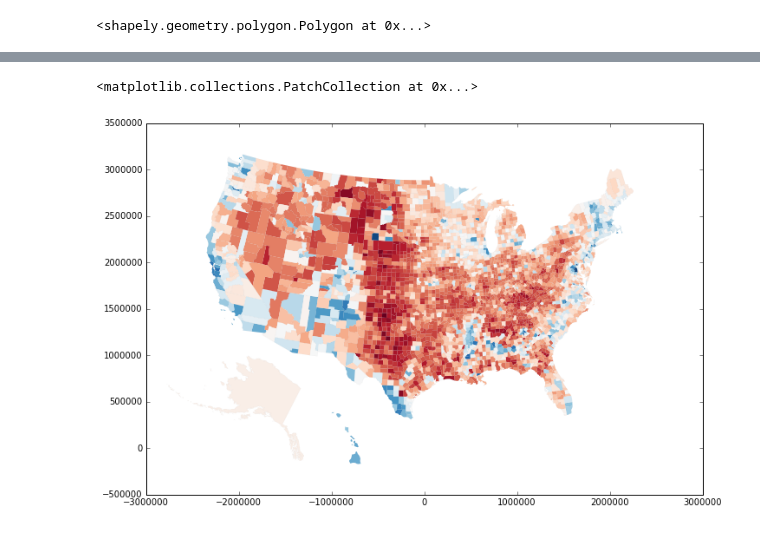
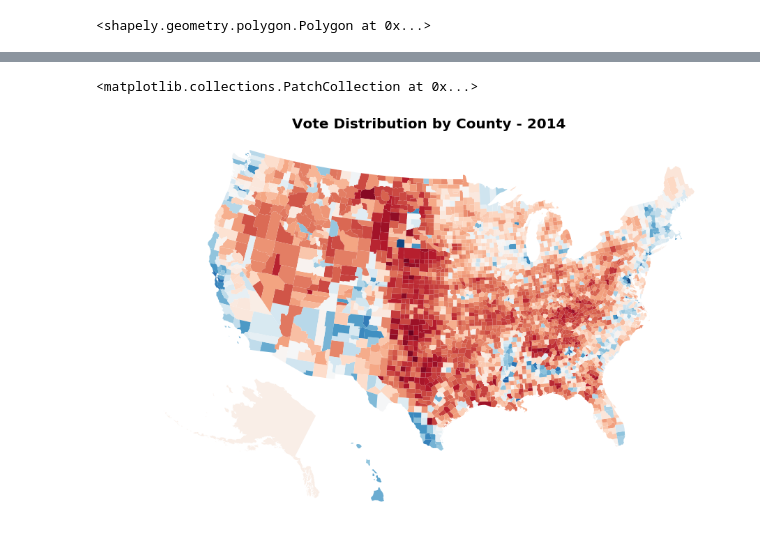
Before and after one commit to jwilber/Randomized_Election, a Jupyter notebook: code/Initial_Exploration.ipynb, the cells around one changed output, grey strips where cells are left out. Cells and saved outputs as stored; diff of their text form; code cells hidden in the pictures.

```diff
--- a/code/Initial_Exploration.ipynb
+++ b/code/Initial_Exploration.ipynb
@@ -108,9 +106,11 @@ election.newstate
 3091    WY
 Name: newstate, dtype: object
 # %%
-fig, ax = plt.subplots(figsize=(11.5,8))
+fig, ax = plt.subplots(figsize=(15,11))
 ax.set_aspect('equal')
-plot_polygons(ax=ax, geoms=election.geometry, linewidth=.01, values=election.goppc, colormap='RdBu_r')
+ax.axis('off')
+ax.set_title('Vote Distribution by County - 2014', fontsize=20, fontweight='bold')
+plot_polygons(ax=ax, geoms=election.geometry, linewidth=.91, values=election.goppc, colormap='RdBu_r')
 # %% [output]
 <matplotlib.collections.PatchCollection at 0x...>
-[figure, old version]
+[figure, new version]
```
Also changed, not shown: parts of 56 cells of this notebook.
